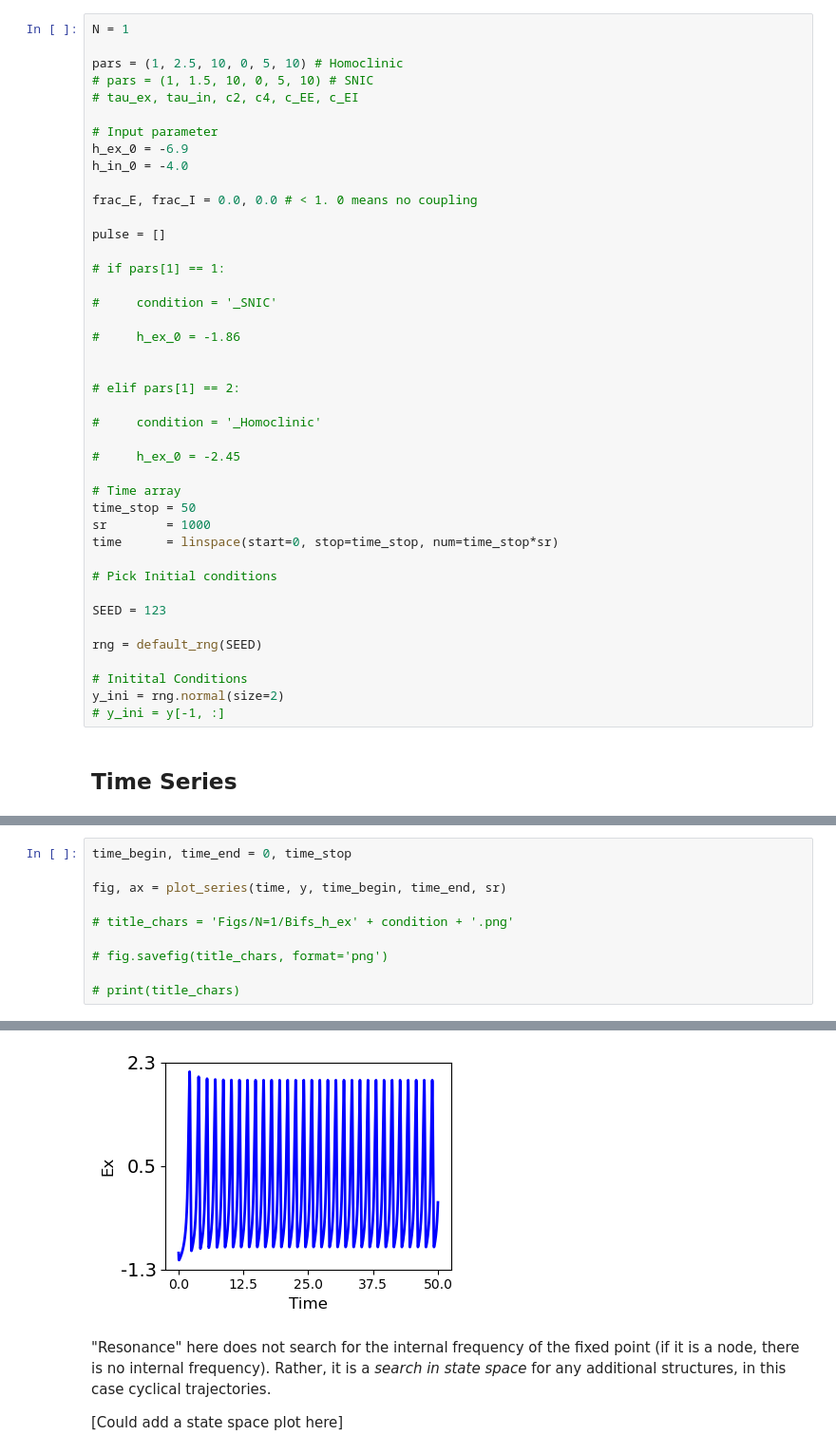
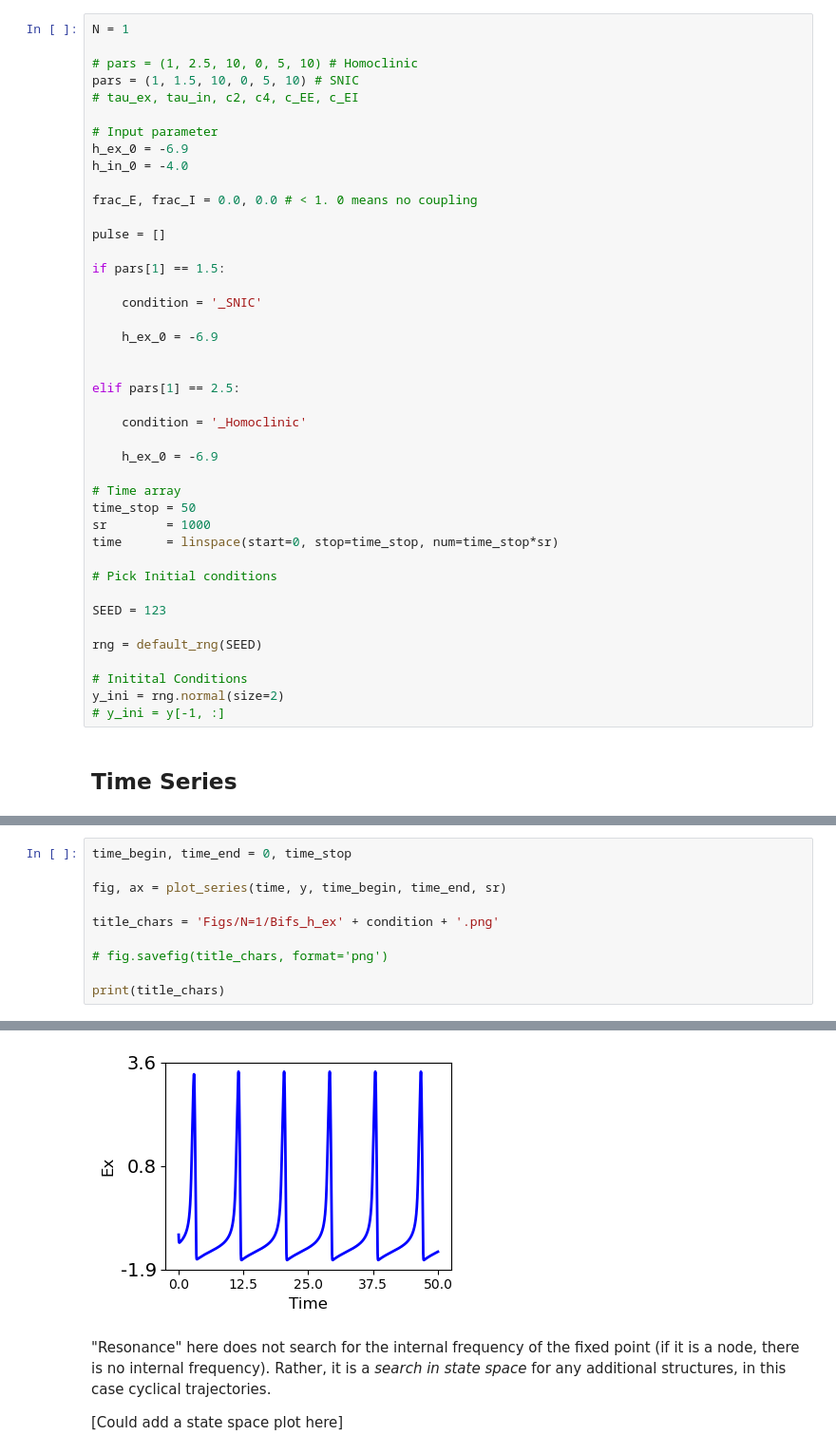
Before and after one commit to nikhita-bhatt/Non-Linear-Resonance-Manuscript, a Jupyter notebook: 2025.03.19_1osc_script.ipynb, the cells around one changed output, grey strips where cells are left out. Shown at 95% size. Saved outputs shown, nothing was run; the diff lists cells and outputs as text.

```diff
--- a/2025.03.19_1osc_script.ipynb
+++ b/2025.03.19_1osc_script.ipynb
@@ -217,8 +217,8 @@ def plot_bifdiagram_freq(results, freq_set):
 # %%
 N = 1
 
-pars = (1, 2.5, 10, 0, 5, 10) # Homoclinic
-# pars = (1, 1.5, 10, 0, 5, 10) # SNIC
+# pars = (1, 2.5, 10, 0, 5, 10) # Homoclinic
+pars = (1, 1.5, 10, 0, 5, 10) # SNIC
 # tau_ex, tau_in, c2, c4, c_EE, c_EI
 
 # Input parameter
@@ -229,18 +229,18 @@ frac_E, frac_I = 0.0, 0.0 # < 1. 0 means no coupling
 
 pulse = []
 
-# if pars[1] == 1:
+if pars[1] == 1.5:
 
-#     condition = '_SNIC'
+    condition = '_SNIC'
 
-#     h_ex_0 = -1.86
+    h_ex_0 = -6.9
 
 
-# elif pars[1] == 2:
+elif pars[1] == 2.5:
 
-#     condition = '_Homoclinic'
+    condition = '_Homoclinic'
 
-#     h_ex_0 = -2.45
+    h_ex_0 = -6.9
 
 # Time array
 time_stop = 50
@@ -276,9 +276,9 @@ time_begin, time_end = 0, time_stop
 
 fig, ax = plot_series(time, y, time_begin, time_end, sr)
 
-# title_chars = 'Figs/N=1/Bifs_h_ex' + condition + '.png'
+title_chars = 'Figs/N=1/Bifs_h_ex' + condition + '.png'
 
 # fig.savefig(title_chars, format='png')
 
-# print(title_chars)
+print(title_chars)
 # %% [output]
@@ -285,4 +286,4 @@ fig, ax = plot_series(time, y, time_begin, time_end, sr)
-[figure, old version]
+[figure, new version]
 # %% [markdown]
 "Resonance" here does not search for the internal frequency of the fixed point (if it is a node, there is no internal frequency). Rather, it is a _search in state space_ for any additional structures, in this case cyclical trajectories.
 
```
Also changed, not shown: parts of 4 cells of this notebook.
